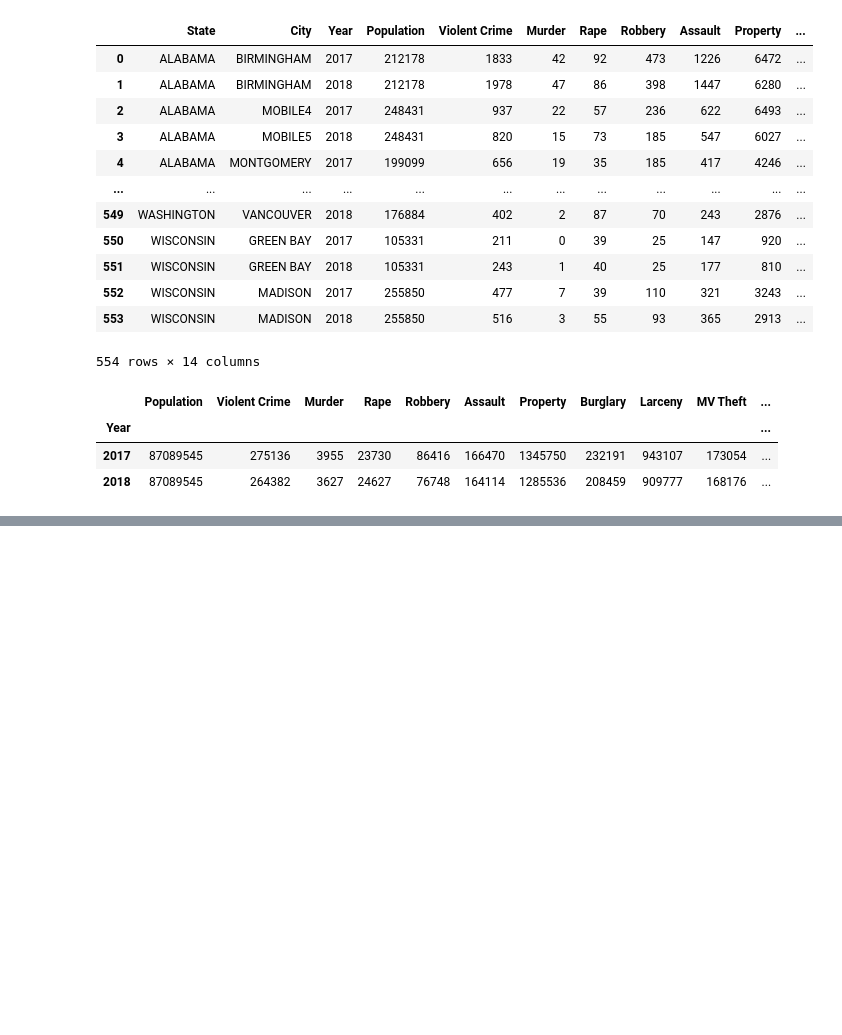
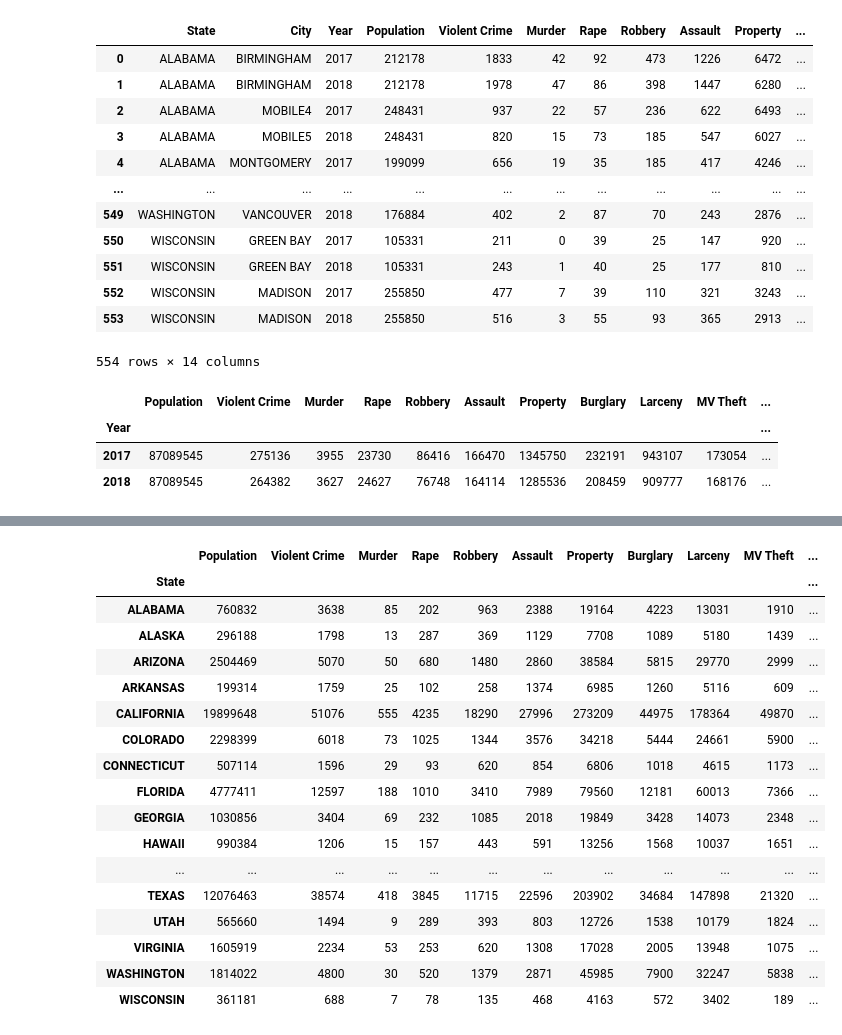
Before and after one commit to livillaranda/Project_1, a Jupyter notebook: JF/JF_REV1_LV.ipynb, the cells around one changed output, grey strips where cells are left out. Saved outputs shown, nothing was run; the diff lists cells and outputs as text; code cells hidden in the pictures; blank space fills up the shorter version.

```diff
--- a/JF/JF_REV1_LV.ipynb
+++ b/JF/JF_REV1_LV.ipynb
@@ -89,0 +98,12 @@ national
+# %%
+# Specify columns to analyze
+cols2 = ["Population", "Violent Crime", "Murder", "Rape", "Robbery", "Assault", "Property", "Burglary", "Larceny", "MV Theft", "Arson"]
+
+# Create copy to not change original df
+state_stats = crime_data.copy()
+
+# Summation for state statistics
+year_state = state_stats.groupby(["State", "Year"]).sum()
+#del year_state["Year"]
+
+state = pd.DataFrame(year_state)
@@ -89,0 +127,7 @@ national
+# %%
+# Use the CSV downloaded df to start basis of spliting df
+state_city = crime_data.copy()
+# %%
+# Group by year, view state by state
+shuffle = state_city.sort_values(by=["Year", "State"])
+shuffle
@@ -89,0 +148,12 @@ national
+# %%
+# Split df by year into 2 new dfs
+split_17 = shuffle[shuffle["Year"] <= 2017]
+
+split_18 = shuffle[shuffle["Year"] >= 2018]
+
+# Reset index on both dfs; delete columns with old index numbers
+split_17 = split_17.reset_index()
+del split_17["index"]
+
+split_18 = split_18.reset_index()
+del split_18["index"]
@@ -89,0 +164,25 @@ national
+# %%
+### 2018 DATA SPLIT
+# Delete year from df; group by State to calculate sum of data
+del split_17["Year"]
+grouped17 = split_17.groupby("State")[cols2].sum()
+grouped17
+# %% [output]
+|  | Population | Violent Crime | Murder | Rape | Robbery | Assault | Property | Burglary | Larceny | MV Theft | ... |
+| State |  |  |  |  |  |  |  |  |  |  | ... |
+| ALABAMA | 760832 | 3638 | 85 | 202 | 963 | 2388 | 19164 | 4223 | 13031 | 1910 | ... |
+| ALASKA | 296188 | 1798 | 13 | 287 | 369 | 1129 | 7708 | 1089 | 5180 | 1439 | ... |
+| ARIZONA | 2504469 | 5070 | 50 | 680 | 1480 | 2860 | 38584 | 5815 | 29770 | 2999 | ... |
+| ARKANSAS | 199314 | 1759 | 25 | 102 | 258 | 1374 | 6985 | 1260 | 5116 | 609 | ... |
+| CALIFORNIA | 19899648 | 51076 | 555 | 4235 | 18290 | 27996 | 273209 | 44975 | 178364 | 49870 | ... |
+| COLORADO | 2298399 | 6018 | 73 | 1025 | 1344 | 3576 | 34218 | 5444 | 24661 | 5900 | ... |
+| CONNECTICUT | 507114 | 1596 | 29 | 93 | 620 | 854 | 6806 | 1018 | 4615 | 1173 | ... |
+| FLORIDA | 4777411 | 12597 | 188 | 1010 | 3410 | 7989 | 79560 | 12181 | 60013 | 7366 | ... |
+| GEORGIA | 1030856 | 3404 | 69 | 232 | 1085 | 2018 | 19849 | 3428 | 14073 | 2348 | ... |
+| HAWAII | 990384 | 1206 | 15 | 157 | 443 | 591 | 13256 | 1568 | 10037 | 1651 | ... |
+| ... | ... | ... | ... | ... | ... | ... | ... | ... | ... | ... | ... |
+| TEXAS | 12076463 | 38574 | 418 | 3845 | 11715 | 22596 | 203902 | 34684 | 147898 | 21320 | ... |
+| UTAH | 565660 | 1494 | 9 | 289 | 393 | 803 | 12726 | 1538 | 10179 | 1824 | ... |
+| VIRGINIA | 1605919 | 2234 | 53 | 253 | 620 | 1308 | 17028 | 2005 | 13948 | 1075 | ... |
+| WASHINGTON | 1814022 | 4800 | 30 | 520 | 1379 | 2871 | 45985 | 7900 | 32247 | 5838 | ... |
+| WISCONSIN | 361181 | 688 | 7 | 78 | 135 | 468 | 4163 | 572 | 3402 | 189 | ... |
```
Also changed, not shown: parts of 8 cells of this notebook, 3 other files.
